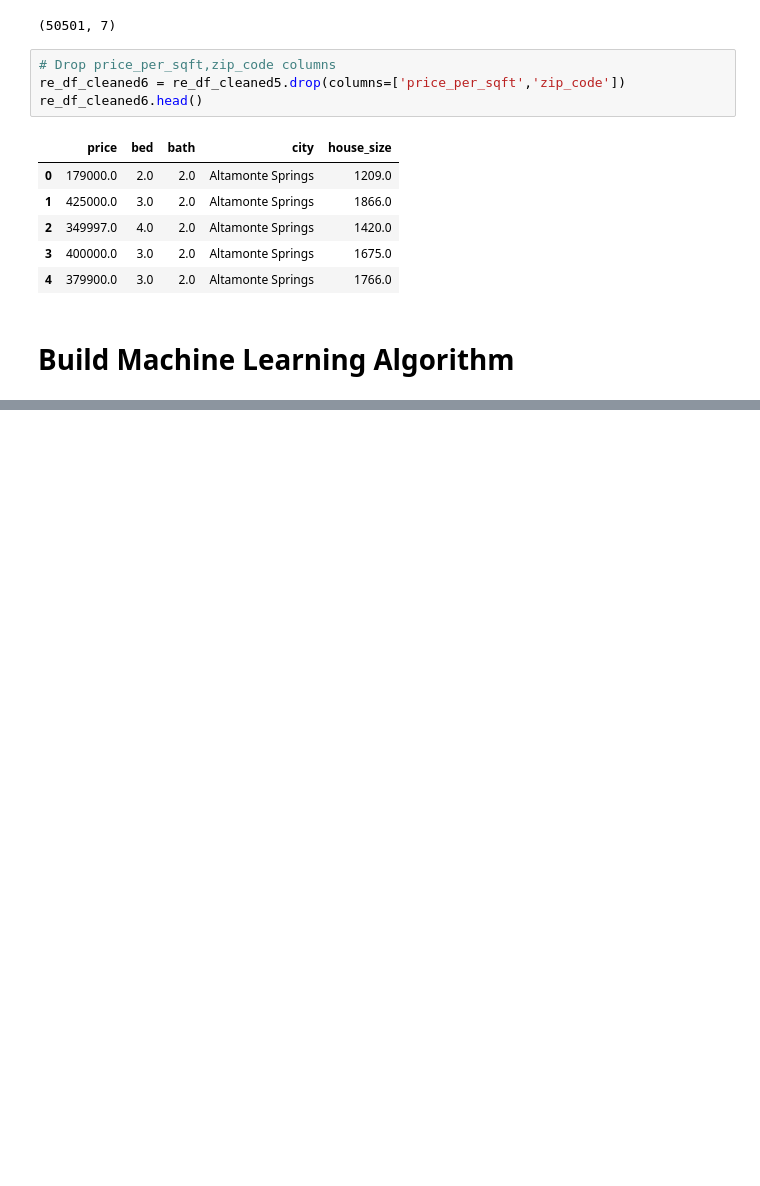
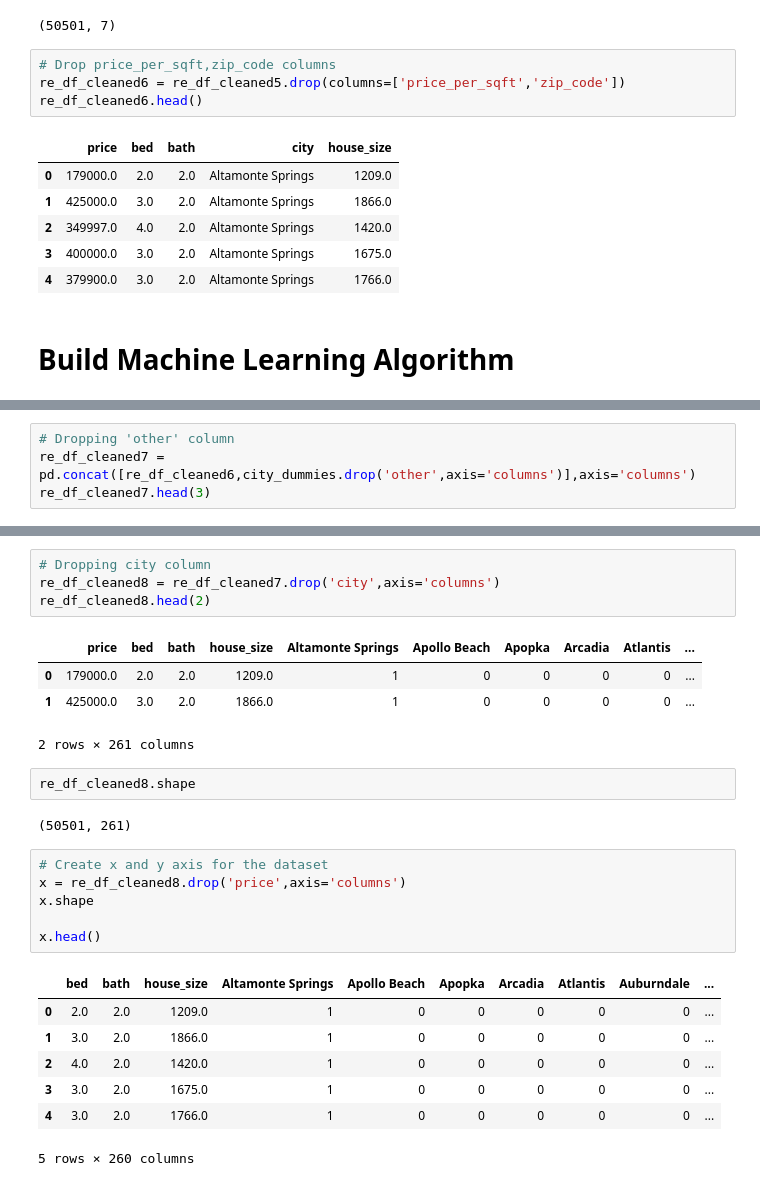
Before and after one commit to ipsitapurohit/group_project_4, a Jupyter notebook: main_code/main_code.ipynb, the cells around one changed output, grey strips where cells are left out. Drawn from its saved outputs; the diff is of its cells as text; blank space fills up the shorter version.

```diff
--- a/main_code/main_code.ipynb
+++ b/main_code/main_code.ipynb
@@ -306,0 +333,4 @@ re_df_cleaned6.head()
+# %%
+# Dropping 'other' column
+re_df_cleaned7 = pd.concat([re_df_cleaned6,city_dummies.drop('other',axis='columns')],axis='columns')
+re_df_cleaned7.head(3)
@@ -306,0 +343,27 @@ re_df_cleaned6.head()
+# %%
+# Dropping city column
+re_df_cleaned8 = re_df_cleaned7.drop('city',axis='columns')
+re_df_cleaned8.head(2)
+# %% [output]
+|  | price | bed | bath | house_size | Altamonte Springs | Apollo Beach | Apopka | Arcadia | Atlantis | ... |
+| 0 | 179000.0 | 2.0 | 2.0 | 1209.0 | 1 | 0 | 0 | 0 | 0 | ... |
+| 1 | 425000.0 | 3.0 | 2.0 | 1866.0 | 1 | 0 | 0 | 0 | 0 | ... |
+2 rows × 261 columns
+# %%
+re_df_cleaned8.shape
+# %% [output]
+(50501, 261)
+# %%
+# Create x and y axis for the dataset
+x = re_df_cleaned8.drop('price',axis='columns')
+x.shape
+
+x.head()
+# %% [output]
+|  | bed | bath | house_size | Altamonte Springs | Apollo Beach | Apopka | Arcadia | Atlantis | Auburndale | ... |
+| 0 | 2.0 | 2.0 | 1209.0 | 1 | 0 | 0 | 0 | 0 | 0 | ... |
+| 1 | 3.0 | 2.0 | 1866.0 | 1 | 0 | 0 | 0 | 0 | 0 | ... |
+| 2 | 4.0 | 2.0 | 1420.0 | 1 | 0 | 0 | 0 | 0 | 0 | ... |
+| 3 | 3.0 | 2.0 | 1675.0 | 1 | 0 | 0 | 0 | 0 | 0 | ... |
+| 4 | 3.0 | 2.0 | 1766.0 | 1 | 0 | 0 | 0 | 0 | 0 | ... |
+5 rows × 260 columns
```
Also changed, not shown: parts of 14 cells of this notebook, 2 other files.
